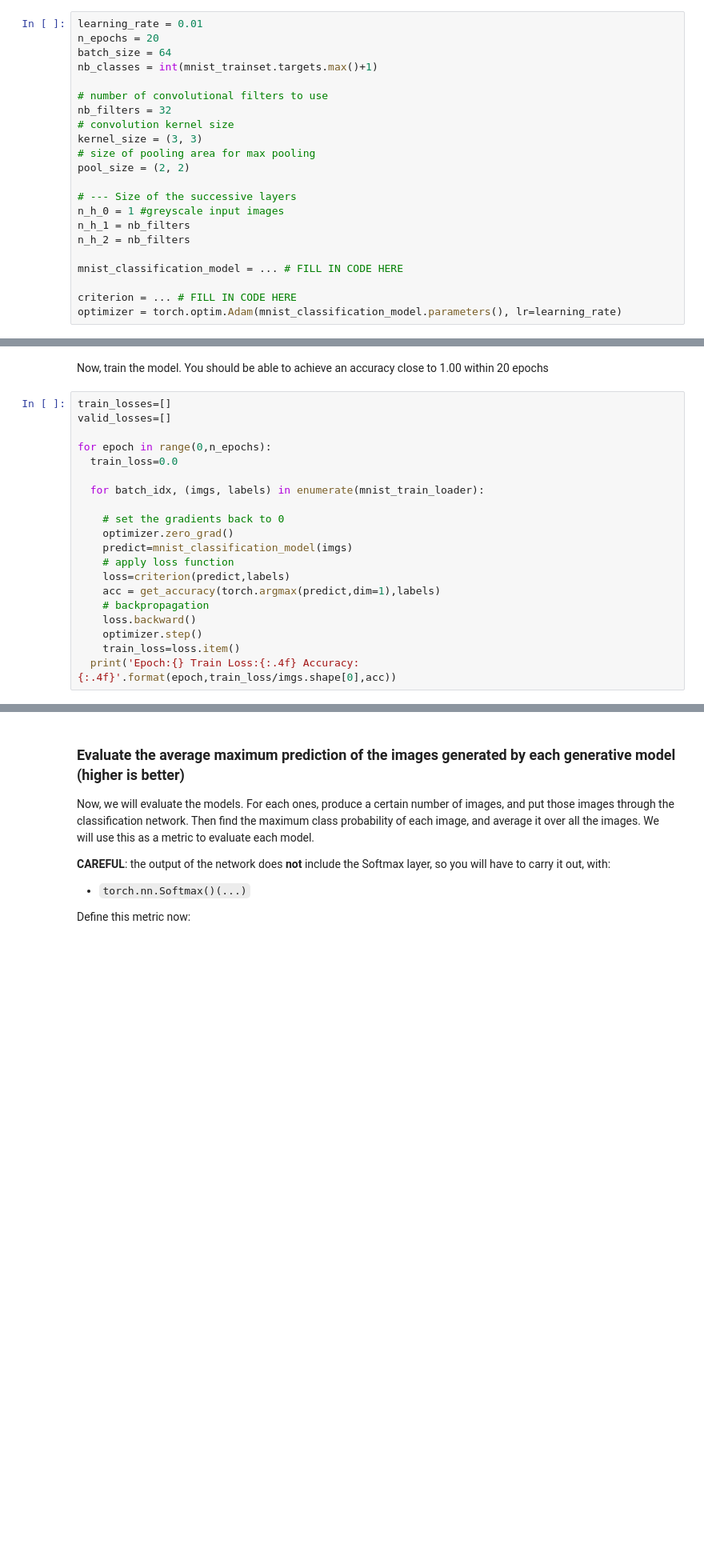
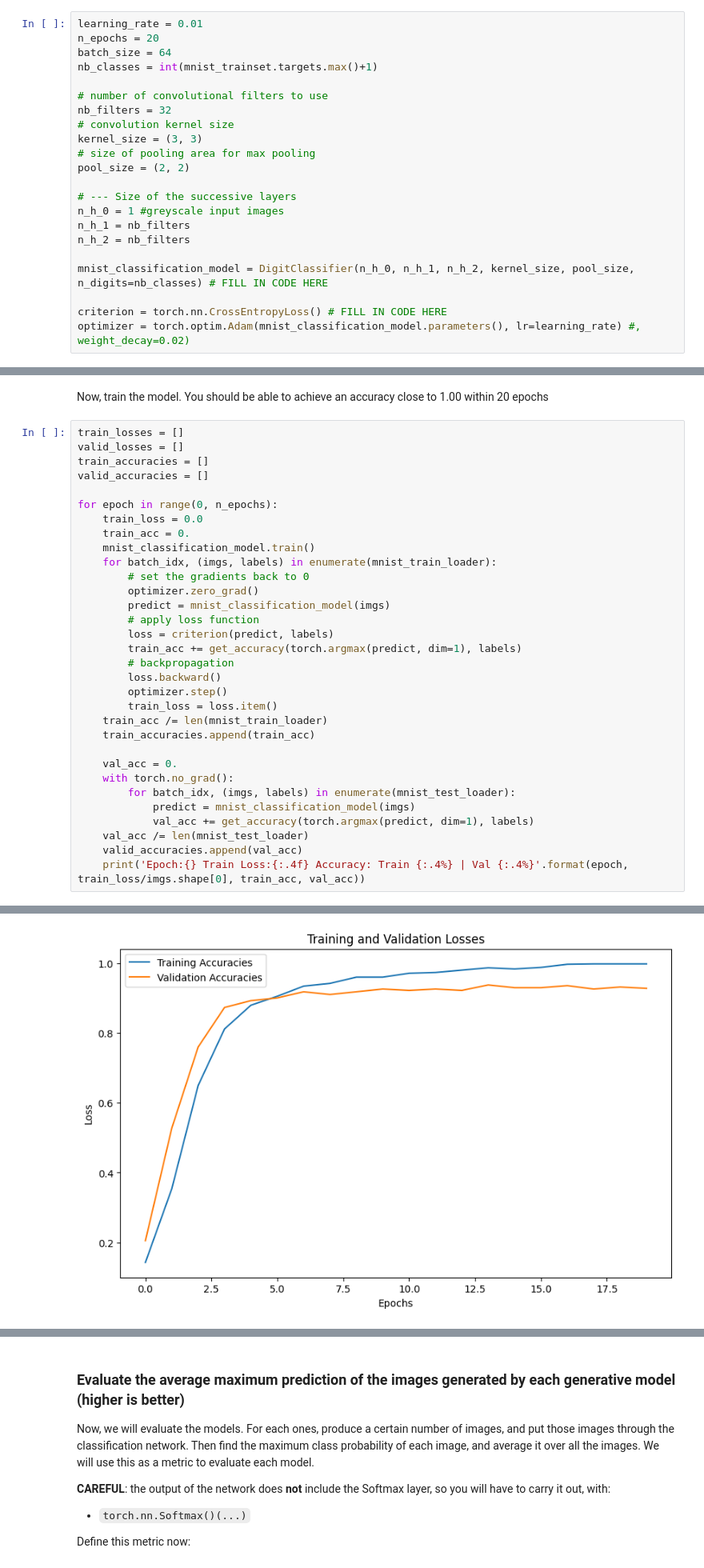
Before and after one commit to balthazarneveu/MVA24-delire, a Jupyter notebook: TP_4/tp_4.ipynb, the cells around one changed output, grey strips where cells are left out. Shown at 80% size. Drawn from its saved outputs; the diff is of its cells as text; blank space fills up the shorter version.

Commit message:
# 4 TP-4 sampling comparisons, digit detector

```diff
--- a/TP_4/tp_4.ipynb
+++ b/TP_4/tp_4.ipynb
@@ -708,7 +818,7 @@ n_h_0 = 1 #greyscale input images
 n_h_1 = nb_filters
 n_h_2 = nb_filters
 
-mnist_classification_model = ... # FILL IN CODE HERE
+mnist_classification_model = DigitClassifier(n_h_0, n_h_1, n_h_2, kernel_size, pool_size, n_digits=nb_classes) # FILL IN CODE HERE
 
-criterion = ... # FILL IN CODE HERE
-optimizer = torch.optim.Adam(mnist_classification_model.parameters(), lr=learning_rate)
+criterion = torch.nn.CrossEntropyLoss() # FILL IN CODE HERE
+optimizer = torch.optim.Adam(mnist_classification_model.parameters(), lr=learning_rate) #, weight_decay=0.02)
@@ -721,22 +833,35 @@ def get_accuracy(x_pred,x_label):
 # %% [markdown]
 Now, train the model. You should be able to achieve an accuracy close to 1.00 within 20 epochs
 # %%
-train_losses=[]
-valid_losses=[]
+train_losses = []
+valid_losses = []
+train_accuracies = []
+valid_accuracies = []
 
-for epoch in range(0,n_epochs):
-  train_loss=0.0
+for epoch in range(0, n_epochs):
+    train_loss = 0.0
+    train_acc = 0.
+    mnist_classification_model.train()
+    for batch_idx, (imgs, labels) in enumerate(mnist_train_loader):
+        # set the gradients back to 0
+        optimizer.zero_grad()
+        predict = mnist_classification_model(imgs)
+        # apply loss function
+        loss = criterion(predict, labels)
+        train_acc += get_accuracy(torch.argmax(predict, dim=1), labels)
+        # backpropagation
+        loss.backward()
+        optimizer.step()
+        train_loss = loss.item()
+    train_acc /= len(mnist_train_loader)
+    train_accuracies.append(train_acc)
 
-  for batch_idx, (imgs, labels) in enumerate(mnist_train_loader):
-
-    # set the gradients back to 0
-    optimizer.zero_grad()
-    predict=mnist_classification_model(imgs)
-    # apply loss function
-    loss=criterion(predict,labels)
-    acc = get_accuracy(torch.argmax(predict,dim=1),labels)
-    # backpropagation
-    loss.backward()
-    optimizer.step()
-    train_loss=loss.item()
-  print('Epoch:{} Train Loss:{:.4f} Accuracy:{:.4f}'.format(epoch,train_loss/imgs.shape[0],acc))
+    val_acc = 0.
+    with torch.no_grad():
+        for batch_idx, (imgs, labels) in enumerate(mnist_test_loader):
+            predict = mnist_classification_model(imgs)
+            val_acc += get_accuracy(torch.argmax(predict, dim=1), labels)
+    val_acc /= len(mnist_test_loader)
+    valid_accuracies.append(val_acc)
+    print('Epoch:{} Train Loss:{:.4f} Accuracy: Train {:.4%} | Val {:.4%}'.format(epoch, train_loss/imgs.shape[0], train_acc, val_acc))
+# %% [output]
@@ -742,0 +888 @@ for epoch in range(0,n_epochs):
+[figure, added]
```
Also changed, not shown: parts of 25 cells of this notebook, 5 other files.
